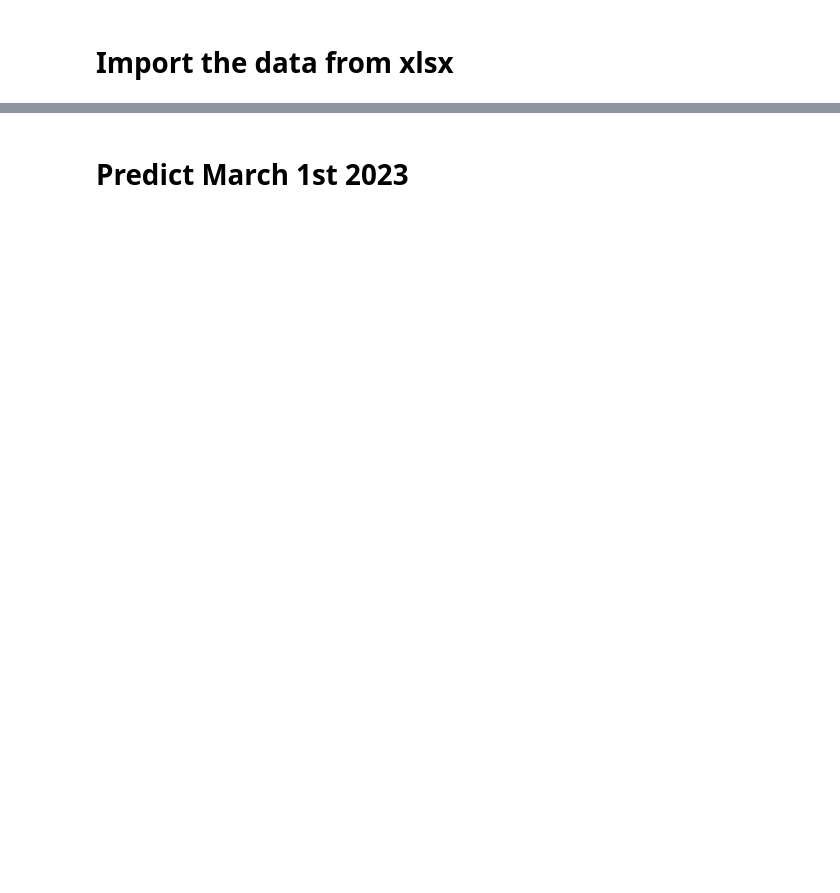
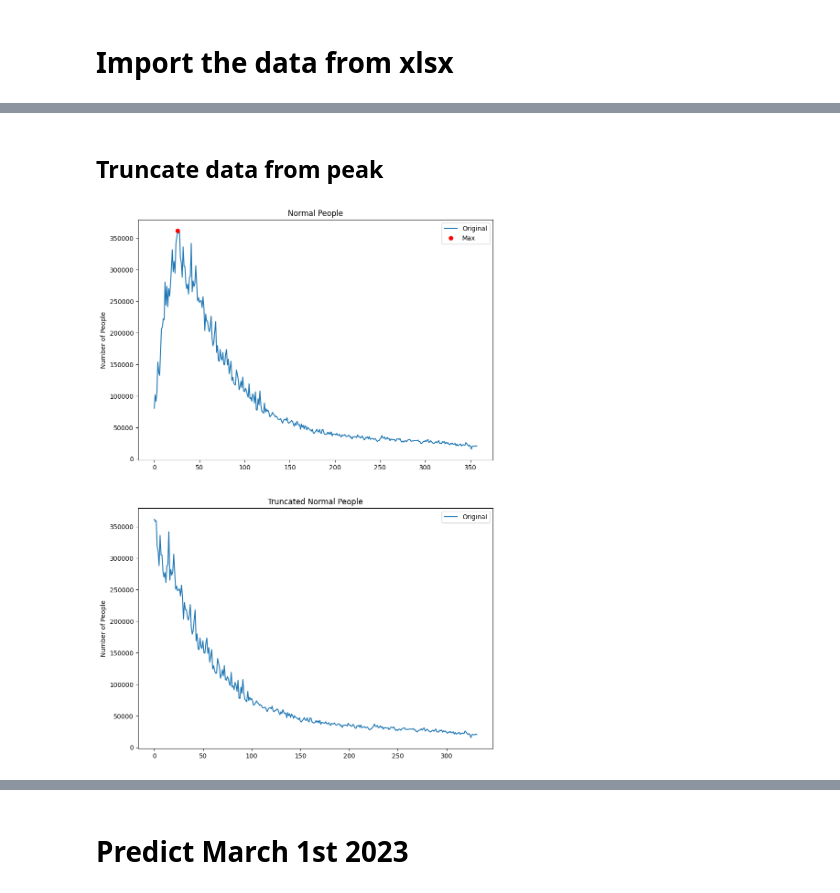
Before and after one commit to Qervas/mcm, a Jupyter notebook: data_preprocess.ipynb, the cells around one changed output, grey strips where cells are left out. Drawn from its saved outputs; the diff is of its cells as text; code cells hidden in the pictures; blank space fills up the shorter version.

Commit message:
rewrite data processing

```diff
--- a/data_preprocess.ipynb
+++ b/data_preprocess.ipynb
@@ -3,6 +3,7 @@
 # %%
 import openpyxl
 import datetime
+import numpy as np
 # Open the workbook and select the first worksheet
 wb = openpyxl.load_workbook('wordle_data.xlsx')
 sh = wb['Sheet1']
@@ -25,6 +26,9 @@ for row in range(3, sh.max_row + 1):
 	word = sh.cell(row=row, column=3).value
 	normal_people = sh.cell(row=row, column=4).value
 	hard_people = sh.cell(row=row, column=5).value
+	# normal_people as float
+	normal_people = float(normal_people)
+	hard_people = float(hard_people)
 	# F to L as a list, then append the list to overall_percent_list
 	daily_percent = [sh.cell(row=row, column=i).value for i in range(6, 12)]
 
@@ -44,3 +48,8 @@ word_list.reverse()
 normal_people_list.reverse()
 hard_people_list.reverse()
 overall_percent_list.reverse()
+
+
+# normal_people_list = np.array(normal_people_list).astype(float)
+# hard_people_list = np.array(hard_people_list).astype(float)
+# hard_ratio = hard_people_list/normal_people_list
@@ -109,0 +56,33 @@ fig.show()
+# %% [markdown]
+## Truncate data from peak
+# %%
+max = 0.
+max_index = 0.
+#find max value and index of normal_people_list
+for i in range(len(normal_people_list)):
+	if normal_people_list[i] > max:
+		max = normal_people_list[i]
+		max_index = i
+
+
+
+# #only mark the max value point on the normal_people_list
+import matplotlib.pyplot as plt
+fig, (ax1, ax2) = plt.subplots(2, 1, figsize=(10, 15))
+ax1.plot(normal_people_list, label='Original')
+ax1.plot(max_index, normal_people_list[max_index], 'ro', label='Max')
+ax1.title.set_text('Normal People')
+ax1.set_ylabel('Number of People')
+ax1.legend()
+
+# Truncate the normal_people_list from the max value to the end
+truncated_people_list = normal_people_list[max_index:]
+t = np.arange(len(truncated_people_list))
+
+ax2.plot(truncated_people_list, label='Original')
+ax2.title.set_text('Truncated Normal People')
+ax2.set_ylabel('Number of People')
+ax2.legend()
+fig.show()
+# %% [output]
+[figure, added]
```
Also changed, not shown: parts of 20 cells of this notebook.
